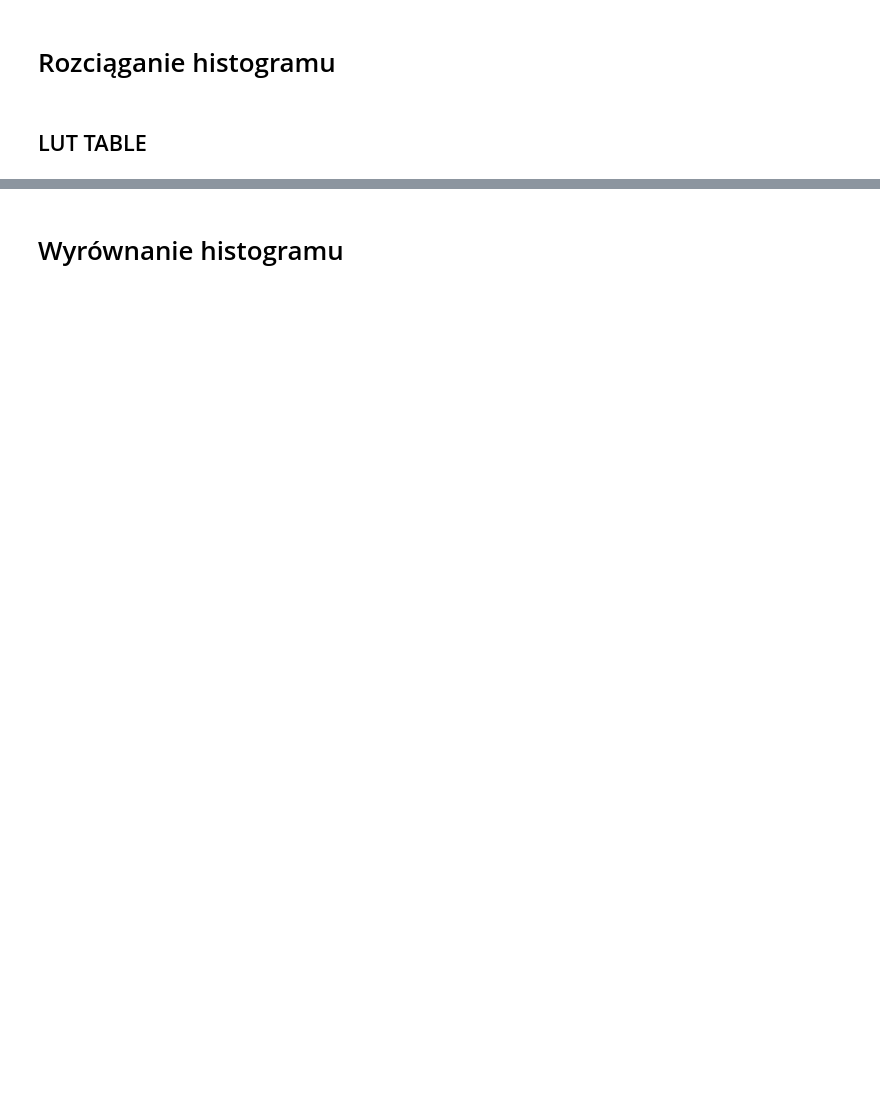
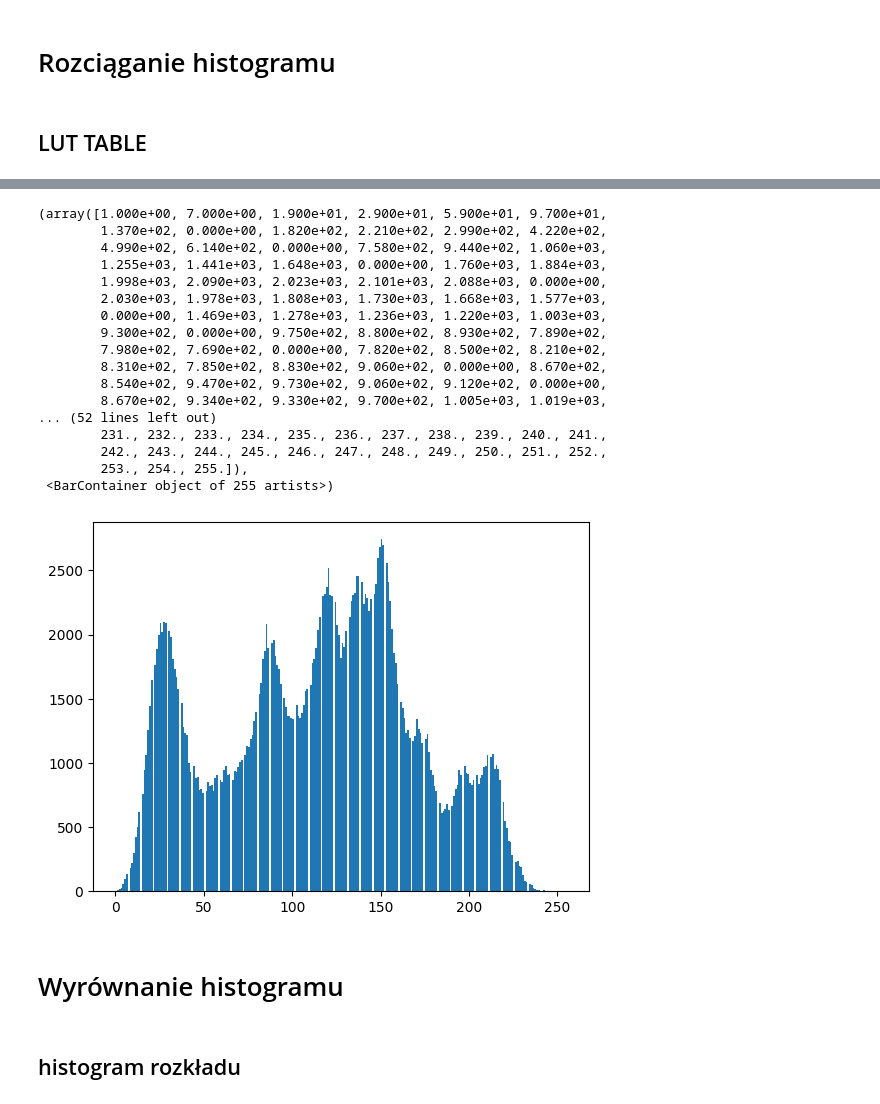
Before and after one commit to dzebrowskii/Histogram-stretching-and-equalization, a Jupyter notebook: zadanie2.ipynb, the cells around one changed output, grey strips where cells are left out. Saved outputs shown, nothing was run; the diff lists cells and outputs as text; code cells hidden in the pictures; blank space fills up the shorter version.

```diff
--- a/zadanie2.ipynb
+++ b/zadanie2.ipynb
@@ -94,6 +92,31 @@ array([[108.,  97., 108., ..., 108.,  82.,  76.],
+# %%
+extend_hist_data_flatten = extend_hist_data.flatten()
+# %%
+plt.hist(extend_hist_data_flatten, bins = 255, range = (0,255))
+# %% [output]
+(array([1.000e+00, 7.000e+00, 1.900e+01, 2.900e+01, 5.900e+01, 9.700e+01,
+        1.370e+02, 0.000e+00, 1.820e+02, 2.210e+02, 2.990e+02, 4.220e+02,
+        4.990e+02, 6.140e+02, 0.000e+00, 7.580e+02, 9.440e+02, 1.060e+03,
+        1.255e+03, 1.441e+03, 1.648e+03, 0.000e+00, 1.760e+03, 1.884e+03,
+        1.998e+03, 2.090e+03, 2.023e+03, 2.101e+03, 2.088e+03, 0.000e+00,
+        2.030e+03, 1.978e+03, 1.808e+03, 1.730e+03, 1.668e+03, 1.577e+03,
+        0.000e+00, 1.469e+03, 1.278e+03, 1.236e+03, 1.220e+03, 1.003e+03,
+        9.300e+02, 0.000e+00, 9.750e+02, 8.800e+02, 8.930e+02, 7.890e+02,
+        7.980e+02, 7.690e+02, 0.000e+00, 7.820e+02, 8.500e+02, 8.210e+02,
+        8.310e+02, 7.850e+02, 8.830e+02, 9.060e+02, 0.000e+00, 8.670e+02,
+        8.540e+02, 9.470e+02, 9.730e+02, 9.060e+02, 9.120e+02, 0.000e+00,
+        8.670e+02, 9.340e+02, 9.330e+02, 9.700e+02, 1.005e+03, 1.019e+03,
+... (52 lines left out)
+        231., 232., 233., 234., 235., 236., 237., 238., 239., 240., 241.,
+        242., 243., 244., 245., 246., 247., 248., 249., 250., 251., 252.,
+        253., 254., 255.]),
+ <BarContainer object of 255 artists>)
+[figure, added]
 # %%
 extend_image = Image.fromarray(extend_hist_data)
 # %%
 extend_image.show()
 # %% [markdown]
 # Wyrównanie histogramu
+# %% [markdown]
+## histogram rozkładu
```
Also changed, not shown: parts of 17 cells of this notebook, 1 other file.
